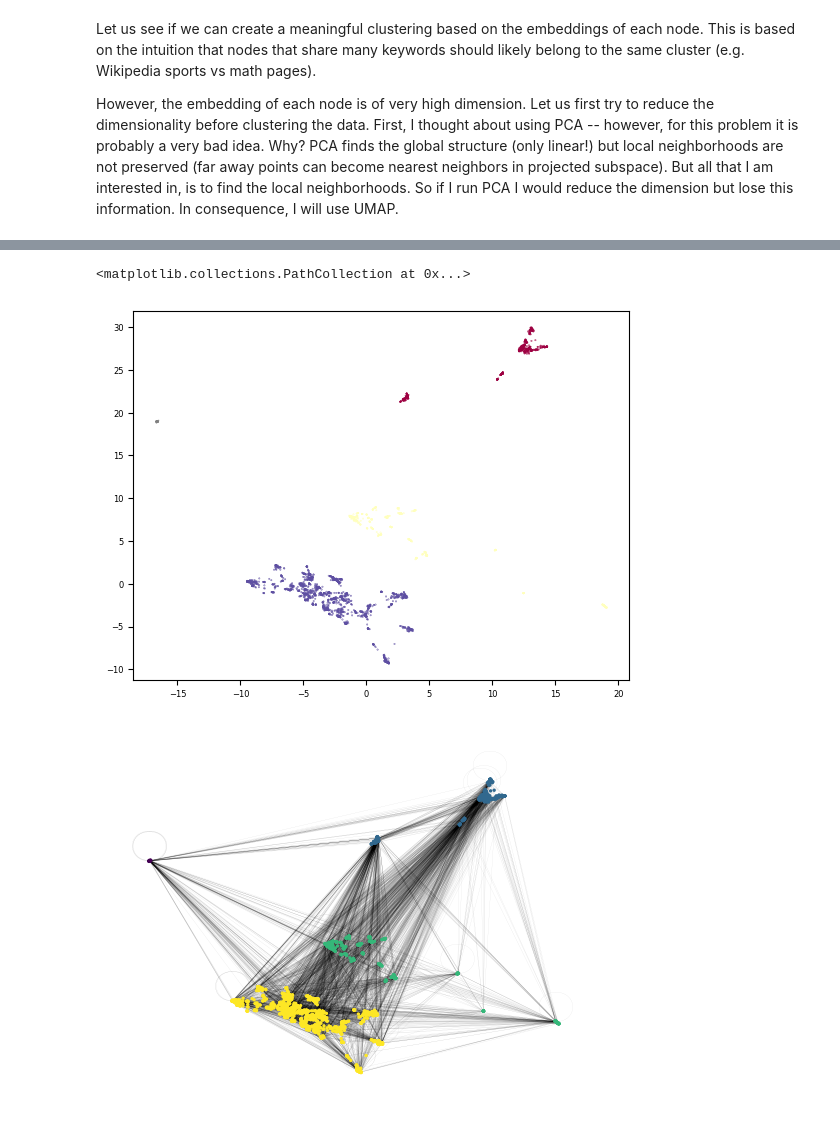
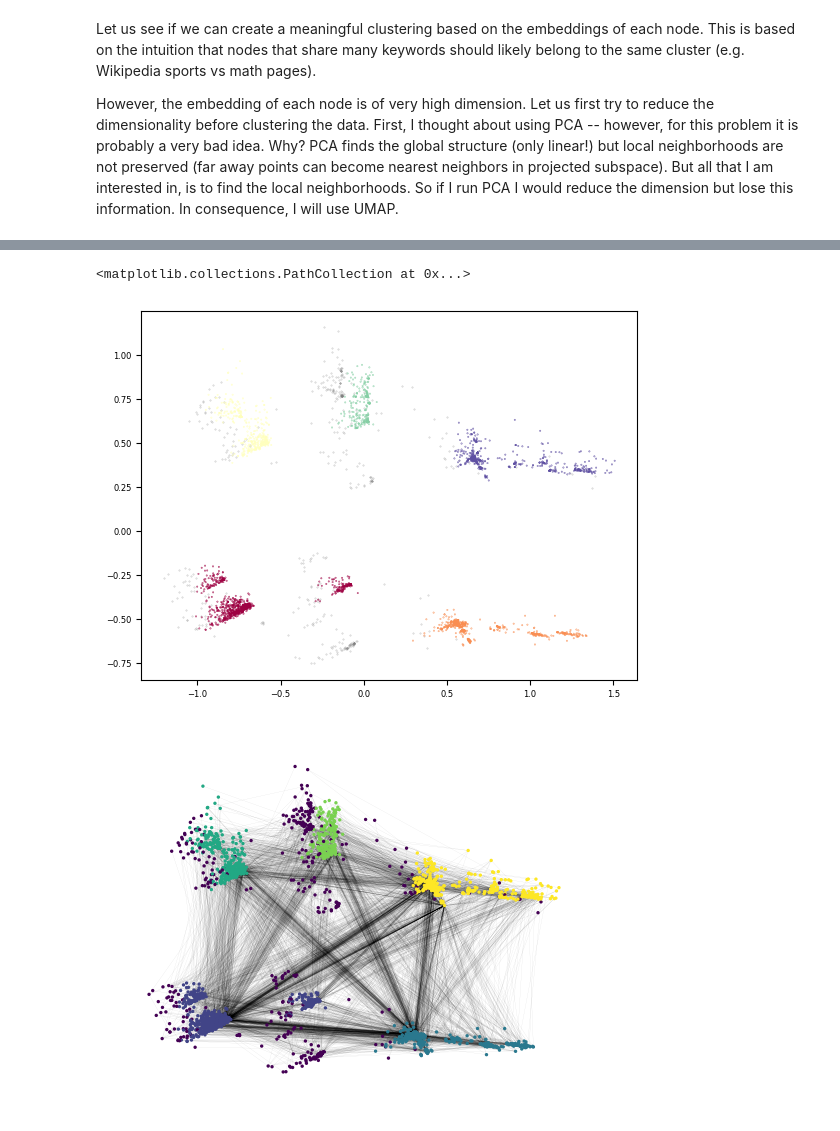
Before and after one commit to lassefschmidt/Network-Science_Challenge, a Jupyter notebook: 0_Exploratory Data Analysis and Preprocessing.ipynb, the cells around one changed output, grey strips where cells are left out. Drawn from its saved outputs; the diff is of its cells as text; code cells hidden in the pictures.

```diff
--- a/0_Exploratory Data Analysis and Preprocessing.ipynb
+++ b/0_Exploratory Data Analysis and Preprocessing.ipynb
@@ -116,8 +118,8 @@ print(train.loc[train["node1"] == train["node2"]].shape)
 print(test.loc[test["node1"] == test["node2"]].shape)
 
 # remove those edges from the data (we will just predict 1 for them)
-train_tf = prepData.clean_edgelist(train)
-test_tf  = prepData.clean_edgelist(test)
+train = prepData.clean_edgelist(train)
+test  = prepData.clean_edgelist(test)
 # %% [output]
 (31, 3)
 (17, 2)
@@ -141,0 +130,10 @@ The graph is connected
+# %%
+# create graph
+G = prepData.fetch_graph(train)
+
+# validate (same number of edges?)
+print(train.loc[((train.node1 != train.node2) & (train.y == 1))].shape)
+print(G.number_of_edges())
+
+# check if graph is connected -- if not, return greatest connected component subgraph
+gcc = prepData.get_gcc(G)
@@ -291,3 +342,5 @@ plt.plot(explained_variance)
+# %%
+embedding = PCA(n_components = 10).fit_transform(node_info)
 # %%
 # plot umap embedding of nodes
 plt.scatter(
@@ -333,24 +386,24 @@ plt.scatter(embedding[clustered, 0],
             cmap='Spectral')
 # %% [output]
 <matplotlib.collections.PathCollection at 0x...>
-[figure, old version]
+[figure, new version]
 # %%
 # use embedding and cluster of each node to visualize graph
 data = dict()
 for i, node in enumerate(node_info.index):
     data[node] = {"emb_1": embedding[i][0], "emb_2": embedding[i][1], "cluster": clusterer.labels_[i]}
 
-nodes = G_train.nodes()
+nodes = G.nodes()
 pos = {node: [data[node]["emb_1"], data[node]["emb_2"]] for node in nodes}
 labels = [data[node]["cluster"] for node in nodes]
 
-nx.draw_networkx_edges(G_train, pos, alpha=0.2, width = 0.1)
-nc = nx.draw_networkx_nodes(G_train, pos, nodelist=nodes, node_size=2, node_color=labels)
+nx.draw_networkx_edges(G, pos, alpha=0.2, width = 0.1)
+nc = nx.draw_networkx_nodes(G, pos, nodelist=nodes, node_size=2, node_color=labels)
 plt.axis('off')
 
 plt.show()
 # %% [output]
-[figure, old version]
+[figure, new version]
 # %%
 # compute connectedness between groups
 node_stats = (pd.DataFrame.from_dict(data, orient = "index")
```
Also changed, not shown: parts of 40 cells of this notebook, 3 other files.
